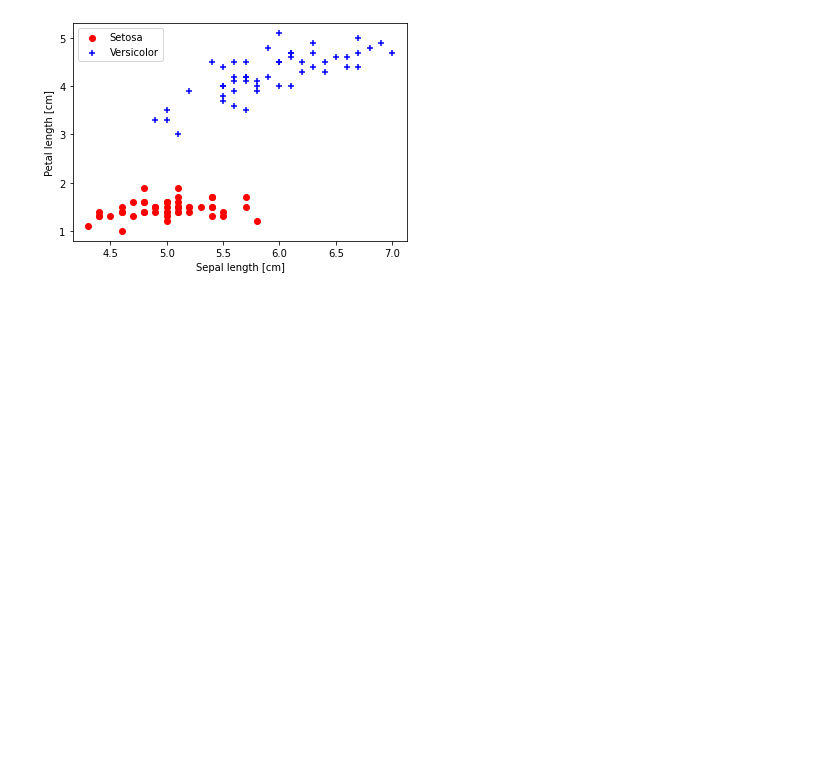
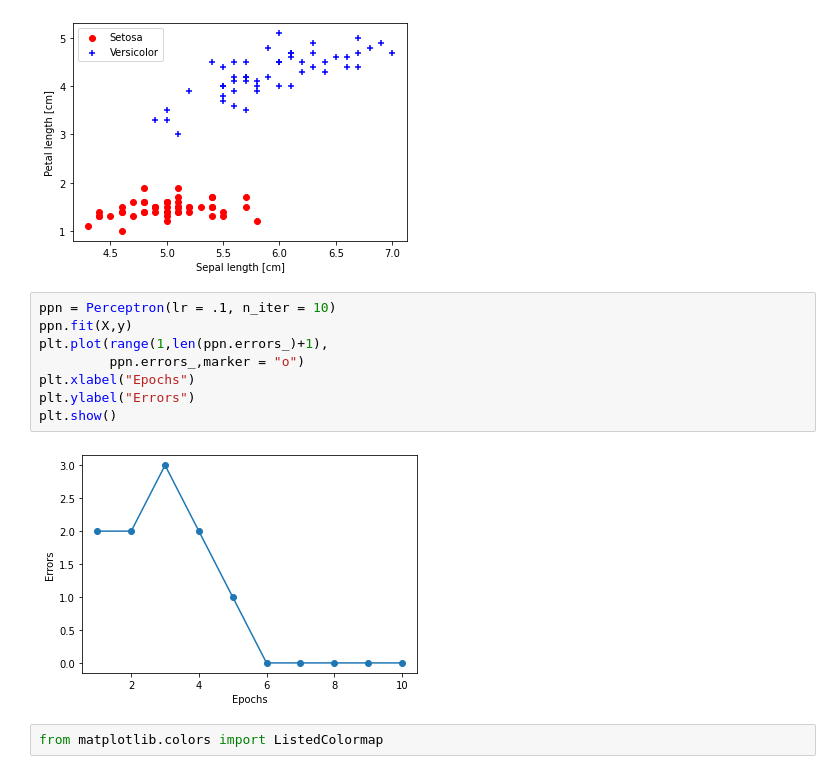
Before and after one commit to AimjGuytidy/pytorch-on, a Jupyter notebook: ml_pytorch.ipynb, the cells around one changed output. Saved outputs shown, nothing was run; the diff lists cells and outputs as text; blank space fills up the shorter version.

```diff
--- a/ml_pytorch.ipynb
+++ b/ml_pytorch.ipynb
@@ -103,3 +103,15 @@ plt.legend(loc=0)
 plt.show()
 # %% [output]
 [figure]
+# %%
+ppn = Perceptron(lr = .1, n_iter = 10)
+ppn.fit(X,y)
+plt.plot(range(1,len(ppn.errors_)+1),
+         ppn.errors_,marker = "o")
+plt.xlabel("Epochs")
+plt.ylabel("Errors")
+plt.show()
+# %% [output]
+[figure, added]
+# %%
+from matplotlib.colors import ListedColormap
```
Also changed, not shown: parts of 2 cells of this notebook.
